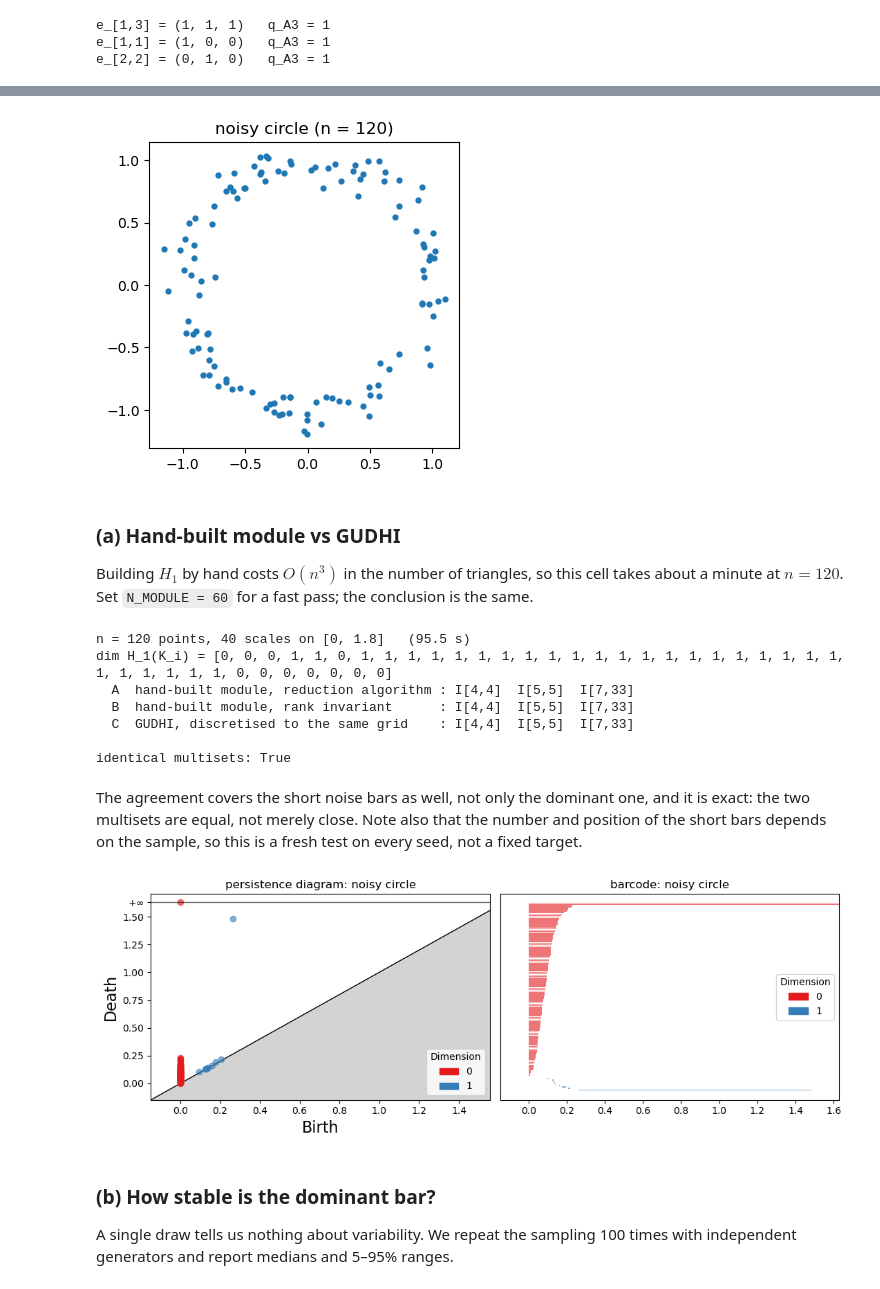
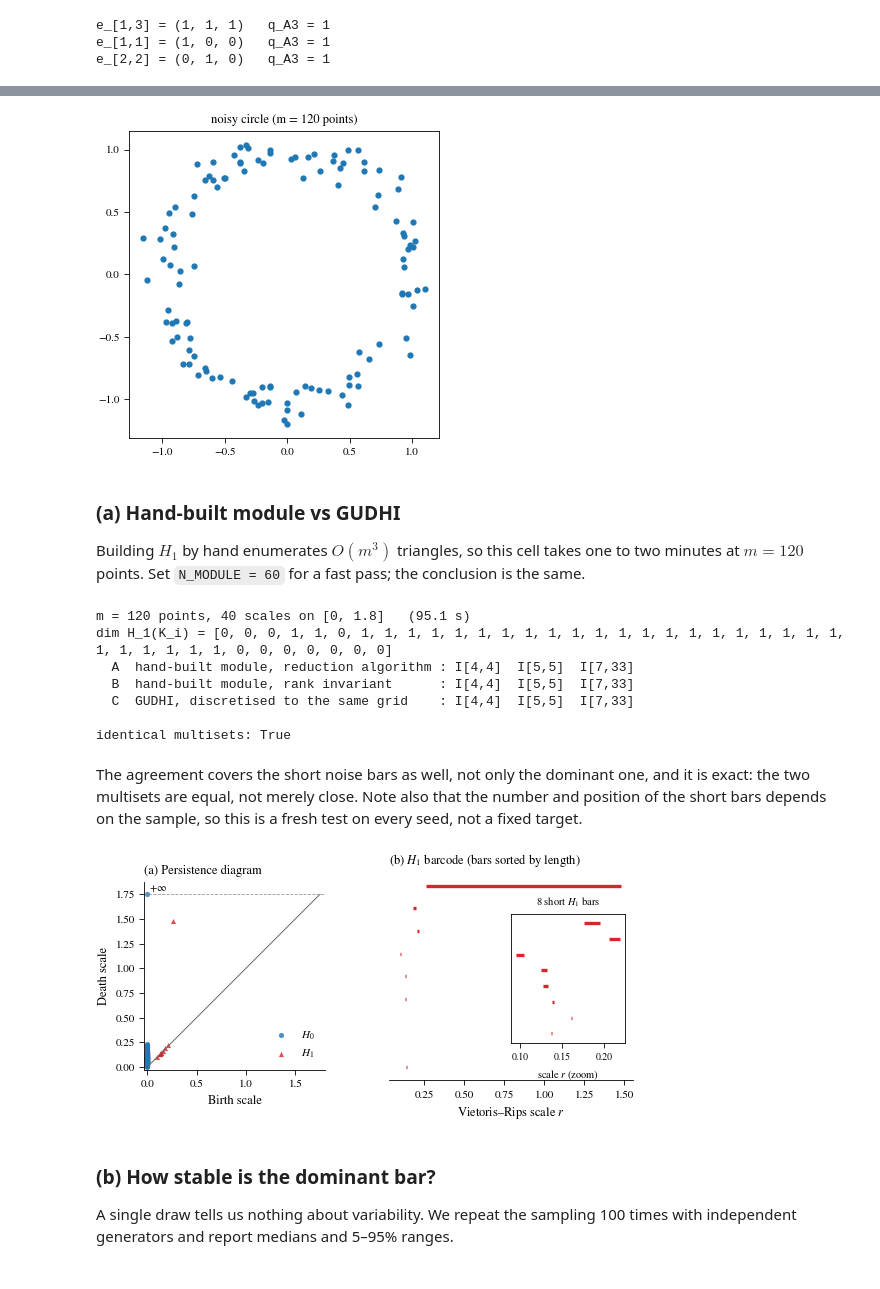
Before and after one commit to delsikariman/persistence-module-verification, a Jupyter notebook: verification.ipynb, the cells around one changed output, grey strips where cells are left out. Cells and saved outputs as stored; diff of their text form; code cells hidden in the pictures.

```diff
--- a/verification.ipynb
+++ b/verification.ipynb
@@ -774,14 +838,14 @@ for deg in (0, 1):
     phis, dims = (tda.h0_module if deg == 0 else tda.h1_module)(square, grid_sq)
     A = Counter(qrep.decompose(phis, 2))
     B = Counter(qrep.intervals_from_rank_invariant(phis, 2))
-    C = Counter(qrep.decompose(by_hand[deg], 2))
-    G = Counter(tda.discretise_barcode(gudhi_bars(square, 2.0, 2, deg), grid_sq))
-    EXP1_OK &= (A == B == C == G)
+    C = Counter(tda.discretise_barcode(gudhi_bars(square, 2.0, 2, deg), grid_sq))
+    D = Counter(qrep.decompose(by_hand[deg], 2))
+    EXP1_OK &= (A == B == C == D)
     print(f"\nH_{deg}   dim vector {dims}")
     print(f"  A  hand-built module, reduction algorithm : {fmt_bars(A)}")
     print(f"  B  hand-built module, rank invariant      : {fmt_bars(B)}")
-    print(f"  C  matrices of Section 4, typed by hand   : {fmt_bars(C)}")
-    print(f"  D  GUDHI, discretised to the same scales  : {fmt_bars(G)}")
+    print(f"  C  GUDHI, discretised to the same scales  : {fmt_bars(C)}")
+    print(f"  D  matrices of Section 4, typed by hand   : {fmt_bars(D)}")
 
 print("\nFour routes, one multiset:", EXP1_OK)
 # %% [output]
@@ -845,15 +919,15 @@ circle = sample_circle(rng_circle, n=120)
 
 fig, ax = plt.subplots(figsize=(4, 4))
 ax.scatter(circle[:, 0], circle[:, 1], s=12)
-ax.set_aspect("equal"); ax.set_title("noisy circle (n = 120)")
+ax.set_aspect("equal"); ax.set_title("noisy circle (m = 120 points)")
 plt.show()
 # %% [output]
-[figure, old version]
+[figure, new version]
 # %% [markdown]
 ### (a) Hand-built module vs GUDHI
 
-Building $H_1$ by hand costs $O(n^3)$ in the number of triangles, so this cell takes about a minute
-at $n=120$. Set `N_MODULE = 60` for a fast pass; the conclusion is the same.
+Building $H_1$ by hand enumerates $O(m^3)$ triangles, so this cell takes one to two minutes
+at $m=120$ points. Set `N_MODULE = 60` for a fast pass; the conclusion is the same.
 # %%
 N_MODULE, N_GRID, RMAX = 120, 40, 1.8
 X1 = circle[:N_MODULE]
@@ -866,14 +940,14 @@ B = Counter(qrep.intervals_from_rank_invariant(phis_c, 2))
 G = Counter(tda.discretise_barcode(gudhi_bars(X1, RMAX, 2, 1), grid_c))
 EXP2_OK = (A == B == G)
 
-print(f"n = {N_MODULE} points, {N_GRID} scales on [0, {RMAX}]   ({time.time()-t0:.1f} s)")
+print(f"m = {N_MODULE} points, {N_GRID} scales on [0, {RMAX}]   ({time.time()-t0:.1f} s)")
 print("dim H_1(K_i) =", dims_c)
 print(f"  A  hand-built module, reduction algorithm : {fmt_bars(A)}")
 print(f"  B  hand-built module, rank invariant      : {fmt_bars(B)}")
 print(f"  C  GUDHI, discretised to the same grid    : {fmt_bars(G)}")
 print("\nidentical multisets:", EXP2_OK)
 # %% [output]
-n = 120 points, 40 scales on [0, 1.8]   (95.5 s)
+m = 120 points, 40 scales on [0, 1.8]   (95.1 s)
 dim H_1(K_i) = [0, 0, 0, 1, 1, 0, 1, 1, 1, 1, 1, 1, 1, 1, 1, 1, 1, 1, 1, 1, 1, 1, 1, 1, 1, 1, 1, 1, 1, 1, 1, 1, 1, 0, 0, 0, 0, 0, 0, 0]
   A  hand-built module, reduction algorithm : I[4,4]  I[5,5]  I[7,33]
   B  hand-built module, rank invariant      : I[4,4]  I[5,5]  I[7,33]
@@ -885,18 +959,42 @@ The agreement covers the short noise bars as well, not only the dominant one, an
 two multisets are equal, not merely close. Note also that the number and position of the short bars
 depends on the sample, so this is a fresh test on every seed, not a fixed target.
 # %%
+# ---- Figure 3: persistence diagram and H_1 barcode of the noisy circle ----
 diag_c = gudhi.RipsComplex(points=circle, max_edge_length=2.5)\
     .create_simplex_tree(max_dimension=2).persistence()
-fig = plt.figure(figsize=(11, 4))
-ax = fig.add_subplot(1, 2, 1)
-gudhi.plot_persistence_diagram(diag_c, legend=True, axes=ax)
-ax.set_title("persistence diagram: noisy circle")
-ax = fig.add_subplot(1, 2, 2)
-gudhi.plot_persistence_barcode(diag_c, legend=True, max_intervals=1000, axes=ax)
-ax.set_title("barcode: noisy circle")
-plt.tight_layout(); plt.show()
+full_c = bars_by_degree(diag_c)
+RM = 1.75                                       # plotting position of "+infinity"
+
+fig, (a1, a2) = plt.subplots(1, 2, figsize=(FIG_W, 2.7),
+                             gridspec_kw=dict(wspace=0.3, width_ratios=[1, 1.35]))
+# (a) persistence diagram
+for deg, c, mk in ((0, C_H0, "o"), (1, C_H1, "^")):
+    pts = np.array(full_c[deg])
+    de = np.where(np.isinf(pts[:, 1]), RM, pts[:, 1])
+    a1.scatter(pts[:, 0], de, s=14, marker=mk, color=c, alpha=0.8, lw=0,
+               label=rf"$H_{deg}$")
+a1.plot([0, RM], [0, RM], color="0.4", lw=0.7)
+a1.axhline(RM, color="0.6", lw=0.6, ls="--")
+a1.text(0.02, RM + 0.03, r"$+\infty$", fontsize=7.5)
+a1.set_xlim(-0.03, RM + 0.05); a1.set_ylim(-0.03, RM + 0.12); a1.set_aspect("equal")
+a1.set_xlabel("Birth scale"); a1.set_ylabel("Death scale")
+a1.legend(loc="lower right", frameon=False)
+a1.set_title("(a) Persistence diagram", loc="left")
+a1.spines[["top", "right"]].set_visible(False)
+# (b) H_1 barcode, with an inset enlarging the short bars
+draw_barcode(a2, {1: full_c[1]}, RM, {1: C_H1}, lw=2.4)
+ins = a2.inset_axes([0.5, 0.18, 0.47, 0.62])
+short = sorted(full_c[1], key=lambda t: -(t[1] - t[0]))[1:]
+for y, (b, e) in enumerate(short):
+    ins.plot([b, e], [y, y], color=C_H1, lw=2.4, solid_capstyle="butt")
+ins.set_ylim(len(short) - 0.4, -0.6); ins.set_yticks([])
+ins.set_xlabel(r"scale $r$ (zoom)", fontsize=7.5); ins.tick_params(labelsize=7)
+ins.set_title(f"{len(short)} short $H_1$ bars", fontsize=7.5)
+a2.set_title(r"(b) $H_1$ barcode (bars sorted by length)", loc="left")
+save_fig(fig, "fig3_circle")
+plt.show()
 # %% [output]
-[figure, old version]
+[figure, new version]
 # %% [markdown]
 ### (b) How stable is the dominant bar?
 
```
Also changed, not shown: parts of 22 cells of this notebook.
